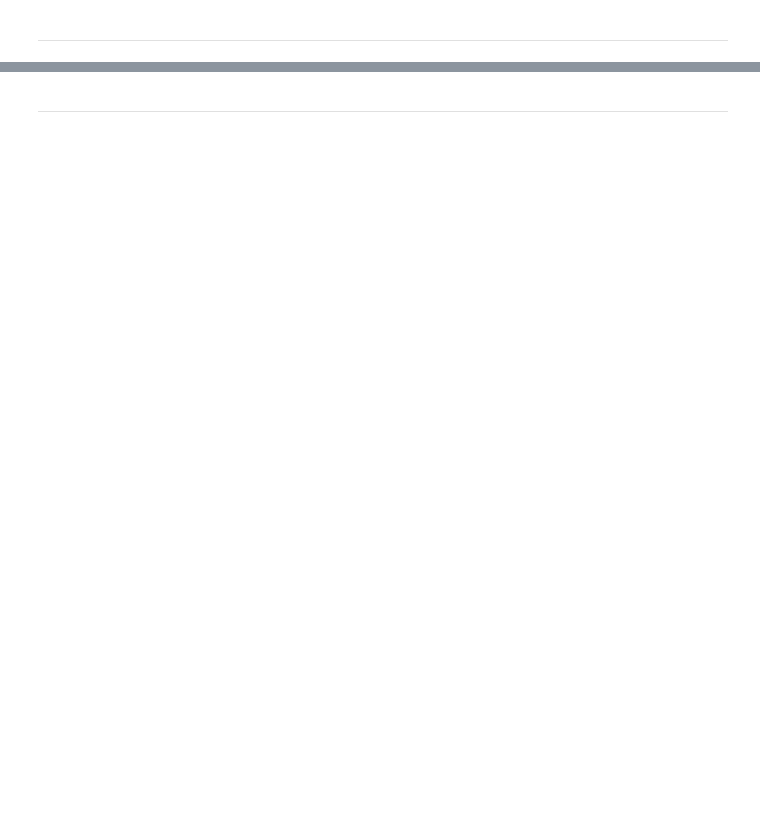
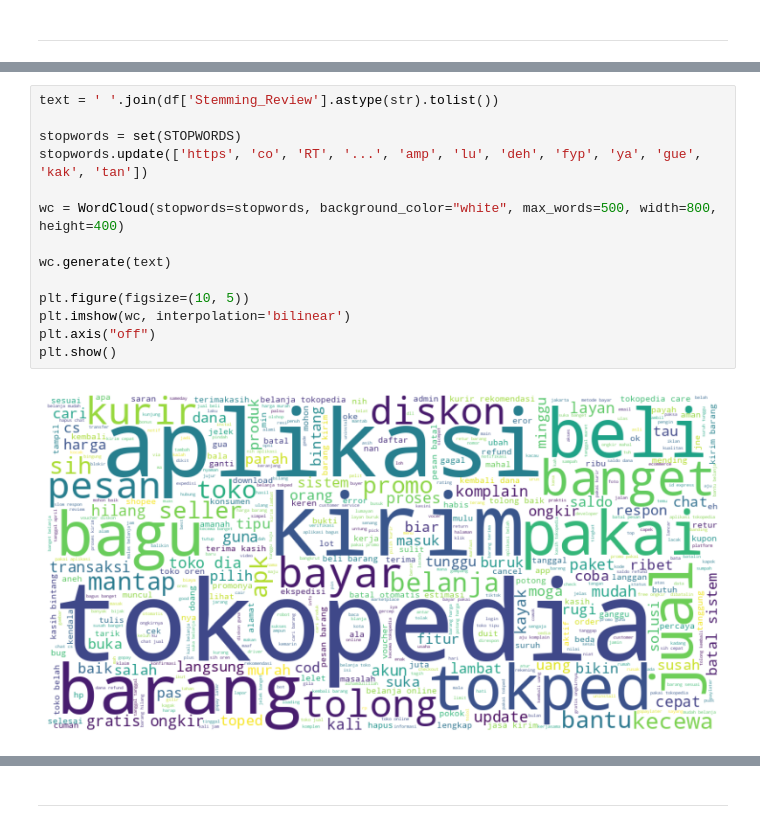
Before and after one commit to rahayunr16/Submission-Belajar-Pengembangan-Machine-Learning-1, a Jupyter notebook: Proyek_Analisis_Sentimen_Rahayu.ipynb, the cells around one changed output, grey strips where cells are left out. Saved outputs shown, nothing was run; the diff lists cells and outputs as text; blank space fills up the shorter version.

```diff
--- a/Proyek_Analisis_Sentimen_Rahayu.ipynb
+++ b/Proyek_Analisis_Sentimen_Rahayu.ipynb
@@ -658 +628,17 @@ plt.show()
+# %%
+text = ' '.join(df['Stemming_Review'].astype(str).tolist())
+
+stopwords = set(STOPWORDS)
+stopwords.update(['https', 'co', 'RT', '...', 'amp', 'lu', 'deh', 'fyp', 'ya', 'gue', 'kak', 'tan'])
+
+wc = WordCloud(stopwords=stopwords, background_color="white", max_words=500, width=800, height=400)
+
+wc.generate(text)
+
+plt.figure(figsize=(10, 5))
+plt.imshow(wc, interpolation='bilinear')
+plt.axis("off")
+plt.show()
+# %% [output]
+[figure, added]
 # %%
```
Also changed, not shown: parts of 57 cells of this notebook.
